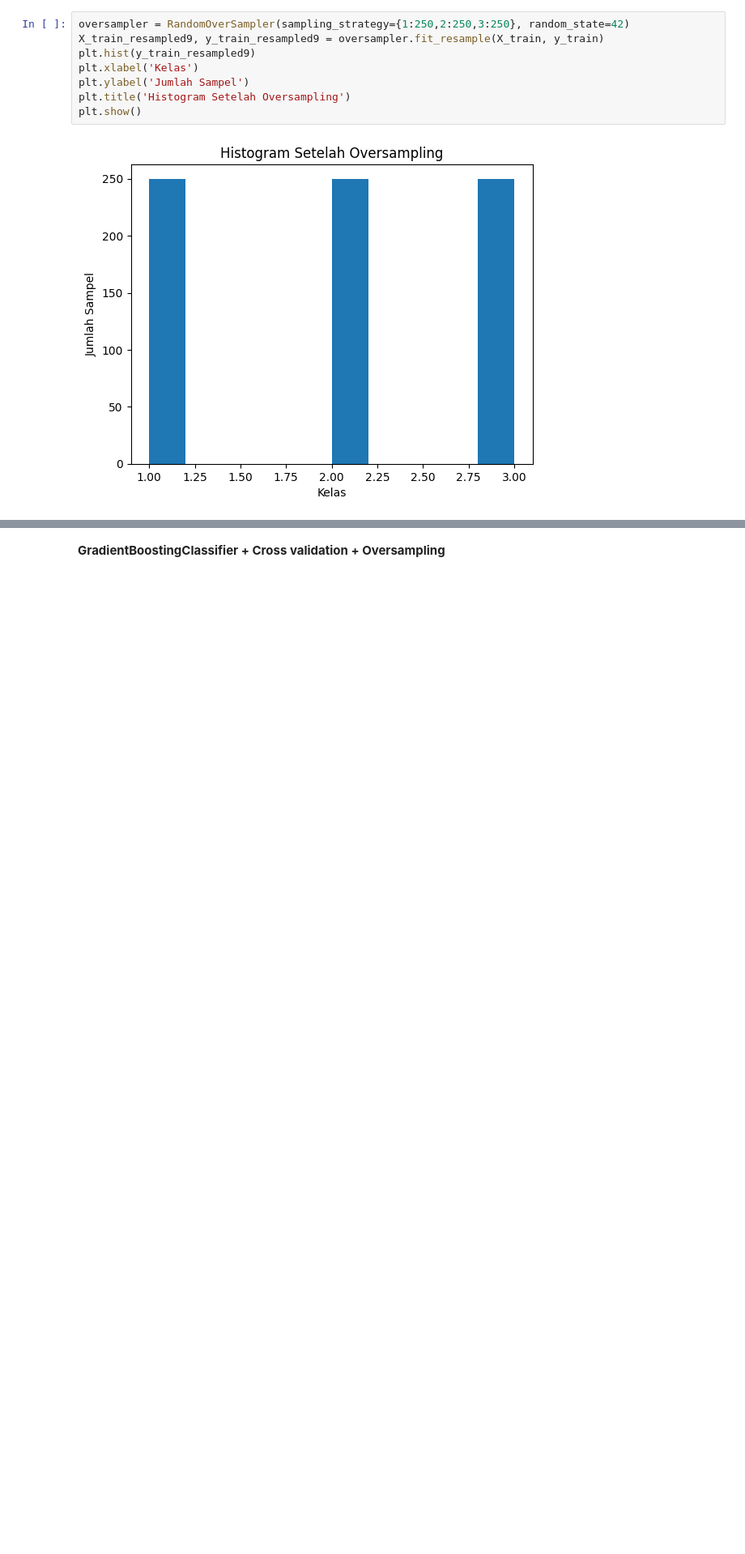
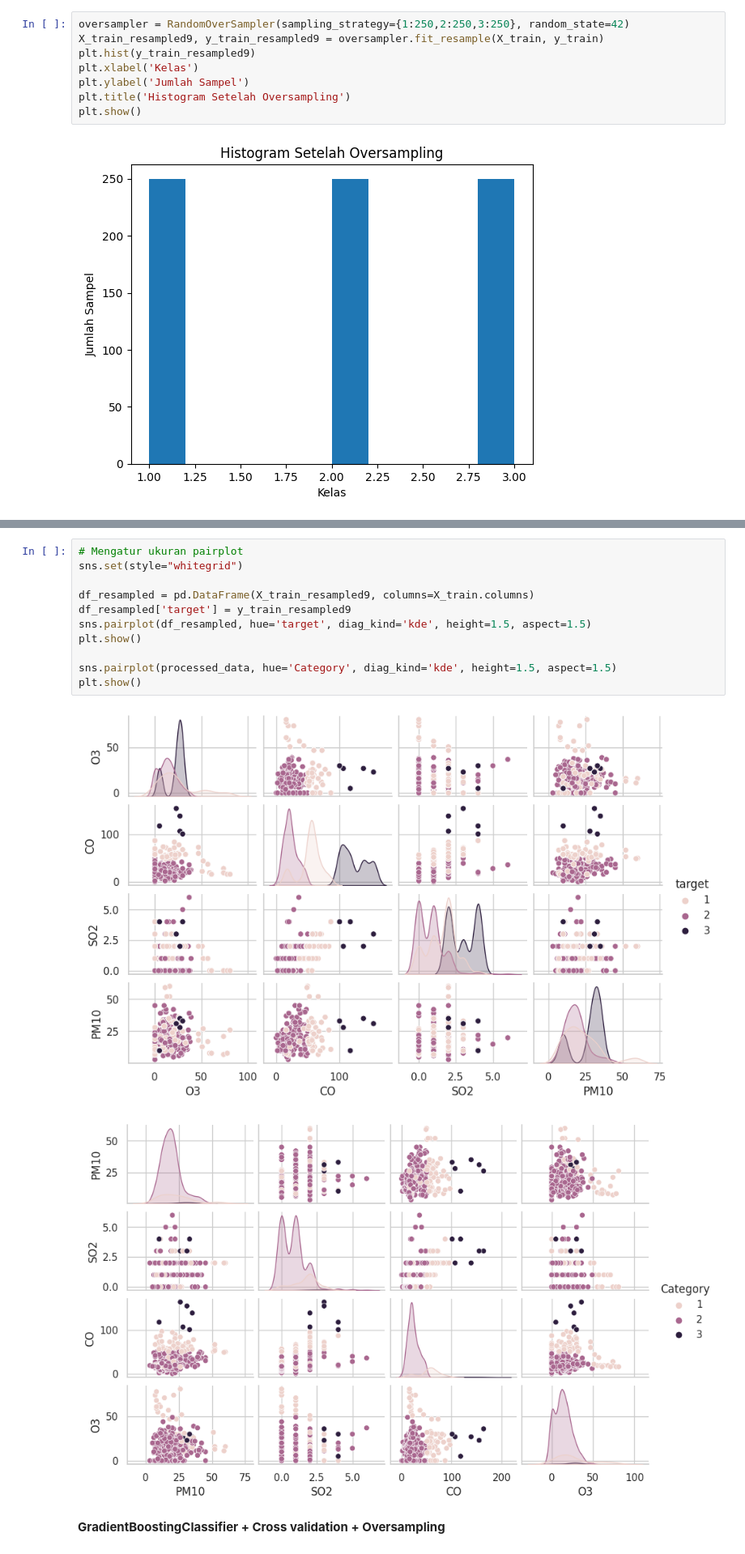
Before and after one commit to agnislur/air_quality_in_yogyakarta, a Jupyter notebook: Clean_AirQualityML.ipynb, the cells around one changed output, grey strips where cells are left out. Shown at 81% size. Saved outputs shown, nothing was run; the diff lists cells and outputs as text; blank space fills up the shorter version.

```diff
--- a/Clean_AirQualityML.ipynb
+++ b/Clean_AirQualityML.ipynb
@@ -344,3 +346,17 @@ plt.show()
+# %%
+# Mengatur ukuran pairplot
+sns.set(style="whitegrid")
+
+df_resampled = pd.DataFrame(X_train_resampled9, columns=X_train.columns)
+df_resampled['target'] = y_train_resampled9
+sns.pairplot(df_resampled, hue='target', diag_kind='kde', height=1.5, aspect=1.5)
+plt.show()
+
+sns.pairplot(processed_data, hue='Category', diag_kind='kde', height=1.5, aspect=1.5)
+plt.show()
+# %% [output]
+[figure, added]
+[figure, added]
 # %% [markdown]
 **GradientBoostingClassifier + Cross validation + Oversampling**
 # %%
```
Also changed, not shown: parts of 1 cell of this notebook.
